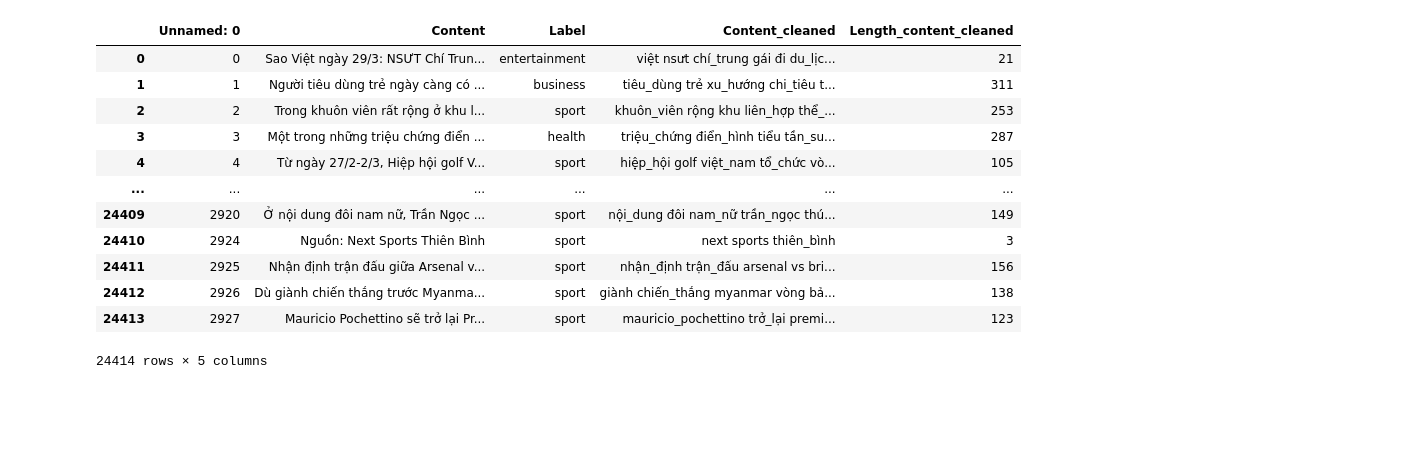
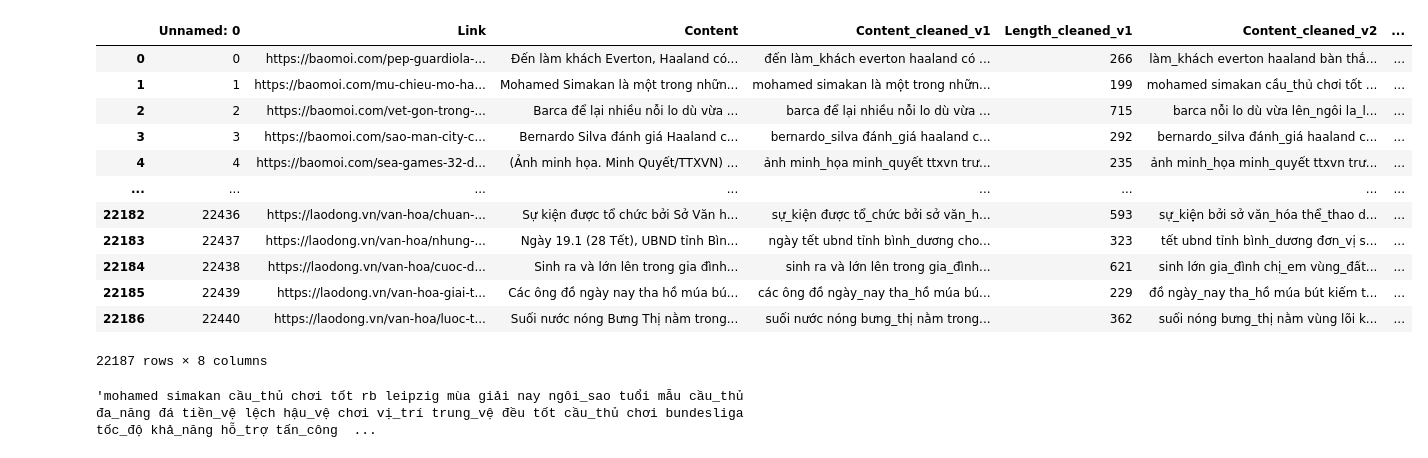
Before and after one commit to duytrandev/DATN, a Jupyter notebook: Classification/DL/LSTM.ipynb, the cells around one changed output. Cells and saved outputs as stored; diff of their text form; code cells hidden in the pictures; blank space fills up the shorter version.

Commit message:
update labels

```diff
--- a/Classification/DL/LSTM.ipynb
+++ b/Classification/DL/LSTM.ipynb
@@ -1,19 +1,23 @@
 # %%
 import pandas as pd
-dataset = pd.read_csv("../../Data/cleaned_v1.csv")
+dataset = pd.read_csv("../../Data/cleaned_v2.csv")
 dataset
 # %% [output]
-|  | Unnamed: 0 | Content | Label | Content_cleaned | Length_content_cleaned |
-| 0 | 0 | Sao Việt ngày 29/3: NSƯT Chí Trun... | entertainment | việt nsưt chí_trung gái đi du_lịc... | 21 |
-| 1 | 1 | Người tiêu dùng trẻ ngày càng có ... | business | tiêu_dùng trẻ xu_hướng chi_tiêu t... | 311 |
-| 2 | 2 | Trong khuôn viên rất rộng ở khu l... | sport | khuôn_viên rộng khu liên_hợp thể_... | 253 |
-| 3 | 3 | Một trong những triệu chứng điển ... | health | triệu_chứng điển_hình tiểu tần_su... | 287 |
-| 4 | 4 | Từ ngày 27/2-2/3, Hiệp hội golf V... | sport | hiệp_hội golf việt_nam tổ_chức vò... | 105 |
-| ... | ... | ... | ... | ... | ... |
-| 24409 | 2920 | Ở nội dung đôi nam nữ, Trần Ngọc ... | sport | nội_dung đôi nam_nữ trần_ngọc thú... | 149 |
-| 24410 | 2924 | Nguồn: Next Sports Thiên Bình | sport | next sports thiên_bình | 3 |
-| 24411 | 2925 | Nhận định trận đấu giữa Arsenal v... | sport | nhận_định trận_đấu arsenal vs bri... | 156 |
-| 24412 | 2926 | Dù giành chiến thắng trước Myanma... | sport | giành chiến_thắng myanmar vòng bả... | 138 |
-| 24413 | 2927 | Mauricio Pochettino sẽ trở lại Pr... | sport | mauricio_pochettino trở_lại premi... | 123 |
+|  | Unnamed: 0 | Link | Content | Content_cleaned_v1 | Length_cleaned_v1 | Content_cleaned_v2 | ... |
+| 0 | 0 | https://baomoi.com/pep-guardiola-... | Đến làm khách Everton, Haaland có... | đến làm_khách everton haaland có ... | 266 | làm_khách everton haaland bàn thắ... | ... |
+| 1 | 1 | https://baomoi.com/mu-chieu-mo-ha... | Mohamed Simakan là một trong nhữn... | mohamed simakan là một trong nhữn... | 199 | mohamed simakan cầu_thủ chơi tốt ... | ... |
+| 2 | 2 | https://baomoi.com/vet-gon-trong-... | Barca để lại nhiều nỗi lo dù vừa ... | barca để lại nhiều nỗi lo dù vừa ... | 715 | barca nỗi lo dù vừa lên_ngôi la_l... | ... |
+| 3 | 3 | https://baomoi.com/sao-man-city-c... | Bernardo Silva đánh giá Haaland c... | bernardo_silva đánh_giá haaland c... | 292 | bernardo_silva đánh_giá haaland c... | ... |
+| 4 | 4 | https://baomoi.com/sea-games-32-d... | (Ảnh minh họa. Minh Quyết/TTXVN) ... | ảnh minh_họa minh_quyết ttxvn trư... | 235 | ảnh minh_họa minh_quyết ttxvn trư... | ... |
+| ... | ... | ... | ... | ... | ... | ... | ... |
+| 22182 | 22436 | https://laodong.vn/van-hoa/chuan-... | Sự kiện được tổ chức bởi Sở Văn h... | sự_kiện được tổ_chức bởi sở văn_h... | 593 | sự_kiện bởi sở văn_hóa thể_thao d... | ... |
+| 22183 | 22437 | https://laodong.vn/van-hoa/nhung-... | Ngày 19.1 (28 Tết), UBND tỉnh Bìn... | ngày tết ubnd tỉnh bình_dương cho... | 323 | tết ubnd tỉnh bình_dương đơn_vị s... | ... |
+| 22184 | 22438 | https://laodong.vn/van-hoa/cuoc-d... | Sinh ra và lớn lên trong gia đình... | sinh ra và lớn lên trong gia_đình... | 621 | sinh lớn gia_đình chị_em vùng_đất... | ... |
+| 22185 | 22439 | https://laodong.vn/van-hoa-giai-t... | Các ông đồ ngày nay tha hồ múa bú... | các ông đồ ngày_nay tha_hồ múa bú... | 229 | đồ ngày_nay tha_hồ múa bút kiếm t... | ... |
+| 22186 | 22440 | https://laodong.vn/van-hoa/luoc-t... | Suối nước nóng Bưng Thị nằm trong... | suối nước nóng bưng_thị nằm trong... | 362 | suối nóng bưng_thị nằm vùng lõi k... | ... |
-24414 rows × 5 columns
+22187 rows × 8 columns
+# %%
+dataset['Content_cleaned_v2'].iloc[1]
+# %% [output]
+'mohamed simakan cầu_thủ chơi tốt rb leipzig mùa giải nay ngôi_sao tuổi mẫu cầu_thủ đa_năng đá tiền_vệ lệch hậu_vệ chơi vị_trí trung_vệ đều tốt cầu_thủ chơi bundesliga tốc_độ khả_năng hỗ_trợ tấn_công  ...
 # %%
```
Also changed, not shown: parts of 39 cells of this notebook, 25 other files.
